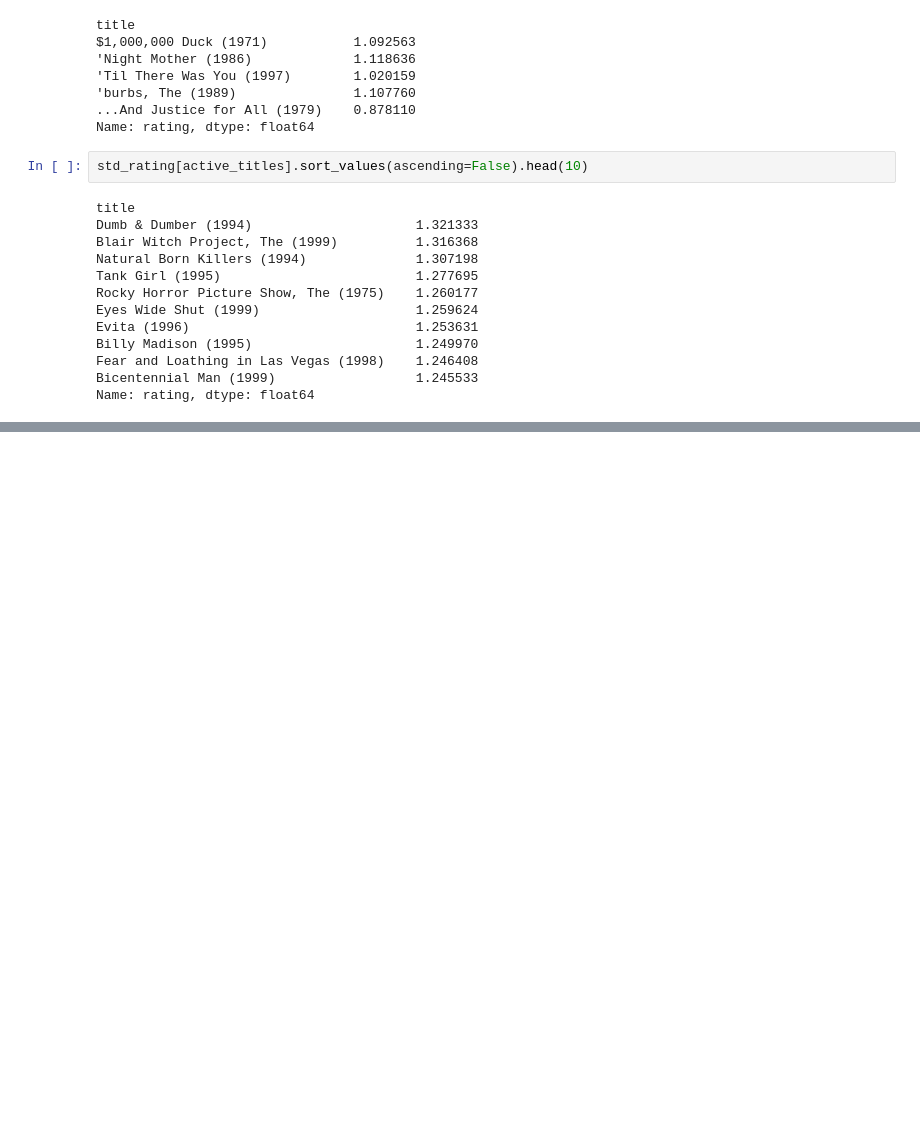
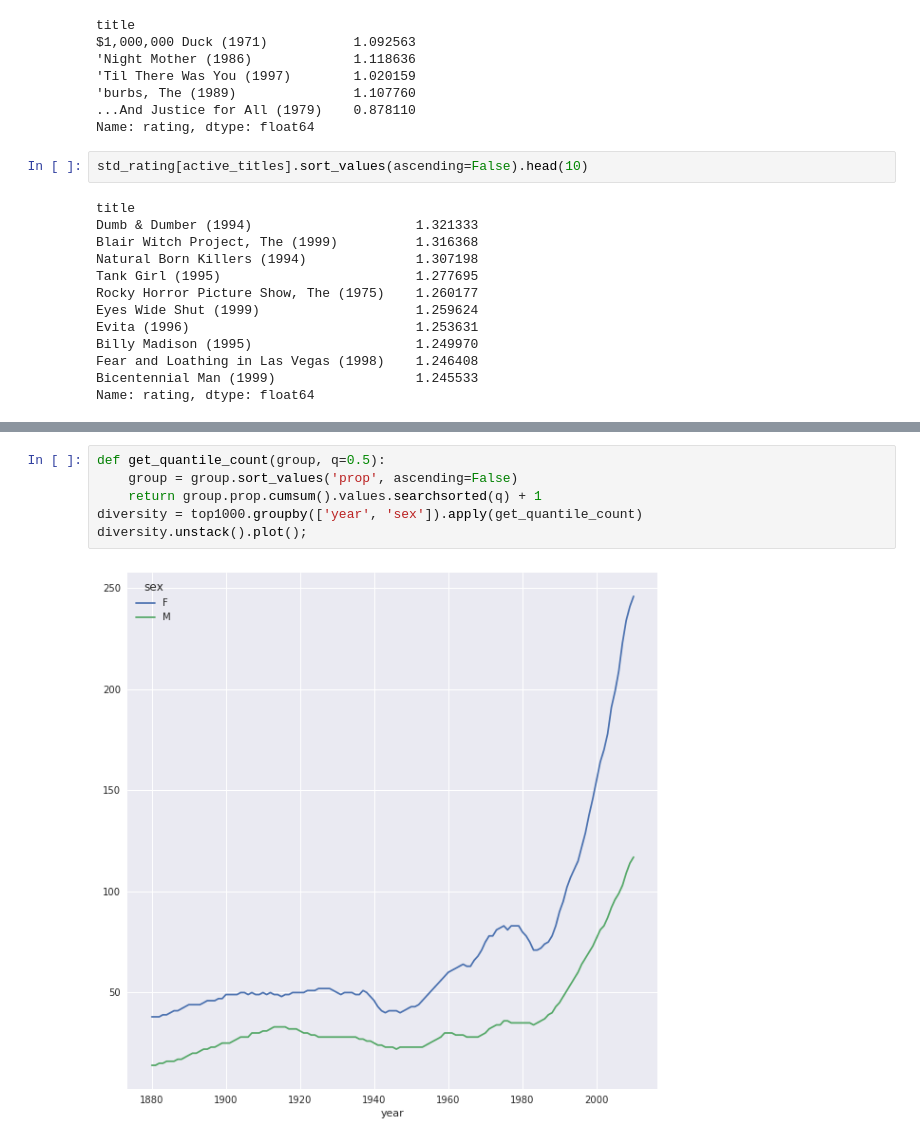
Before and after one commit to maxim5/pydata-book, a Jupyter notebook: my14.ipynb, the cells around one changed output, grey strips where cells are left out. Cells and saved outputs as stored; diff of their text form; blank space fills up the shorter version.

```diff
--- a/my14.ipynb
+++ b/my14.ipynb
@@ -304,0 +447,8 @@ Name: rating, dtype: float64
+# %%
+def get_quantile_count(group, q=0.5):
+    group = group.sort_values('prop', ascending=False)
+    return group.prop.cumsum().values.searchsorted(q) + 1
+diversity = top1000.groupby(['year', 'sex']).apply(get_quantile_count)
+diversity.unstack().plot();
+# %% [output]
+[figure, added]
```
Also changed, not shown: parts of 25 cells of this notebook.
